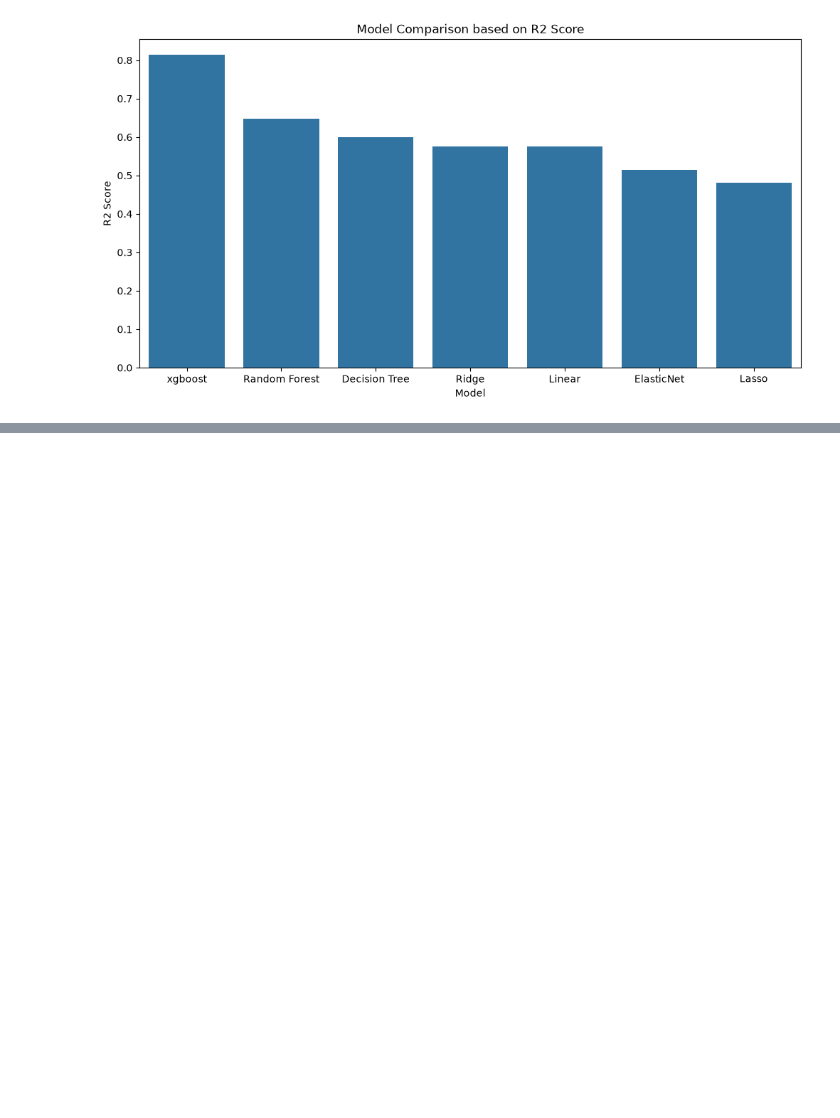
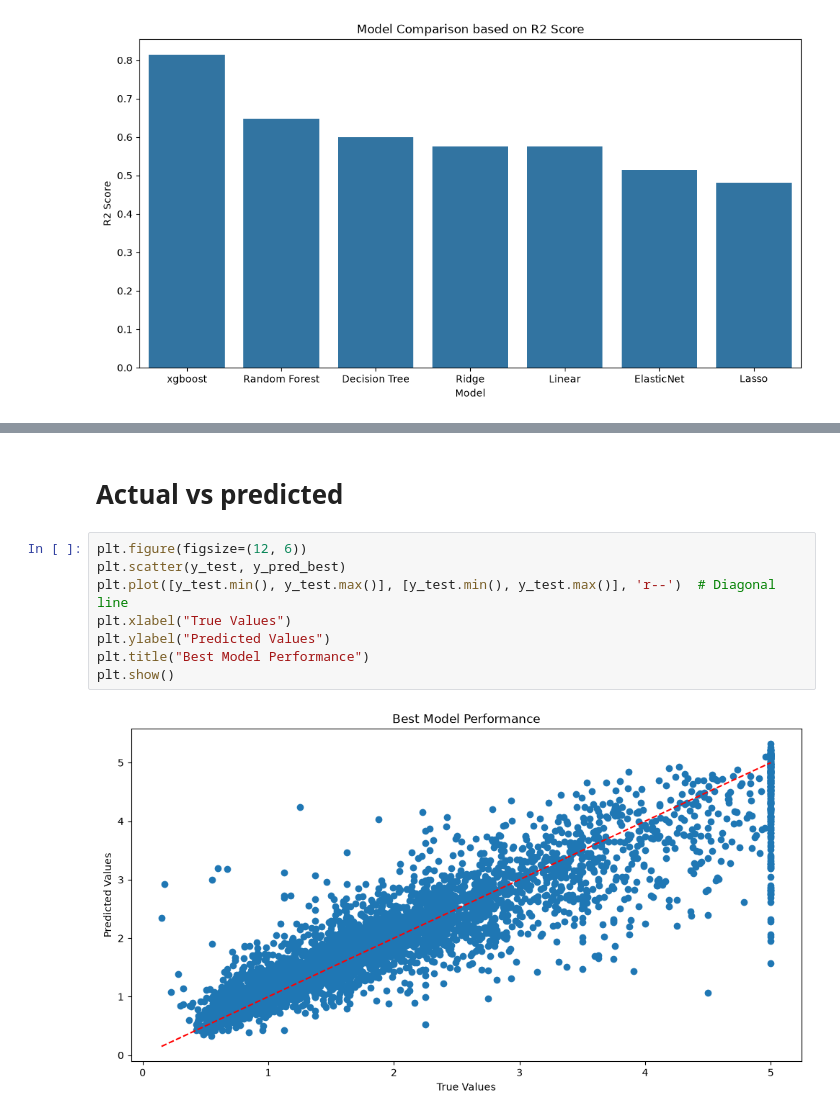
Before and after one commit to shy942/ML-exploration, a Jupyter notebook: notebooks/04_Regression_Algorithms.ipynb, the cells around one changed output, grey strips where cells are left out. Saved outputs shown, nothing was run; the diff lists cells and outputs as text; blank space fills up the shorter version.

```diff
--- a/notebooks/04_Regression_Algorithms.ipynb
+++ b/notebooks/04_Regression_Algorithms.ipynb
@@ -197,0 +223,12 @@ plt.show()
+# %% [markdown]
+# Actual vs predicted
+# %%
+plt.figure(figsize=(12, 6))
+plt.scatter(y_test, y_pred_best)
+plt.plot([y_test.min(), y_test.max()], [y_test.min(), y_test.max()], 'r--')  # Diagonal line
+plt.xlabel("True Values")
+plt.ylabel("Predicted Values")
+plt.title("Best Model Performance")
+plt.show()
+# %% [output]
+[figure, added]
```
Also changed, not shown: parts of 7 cells of this notebook.
